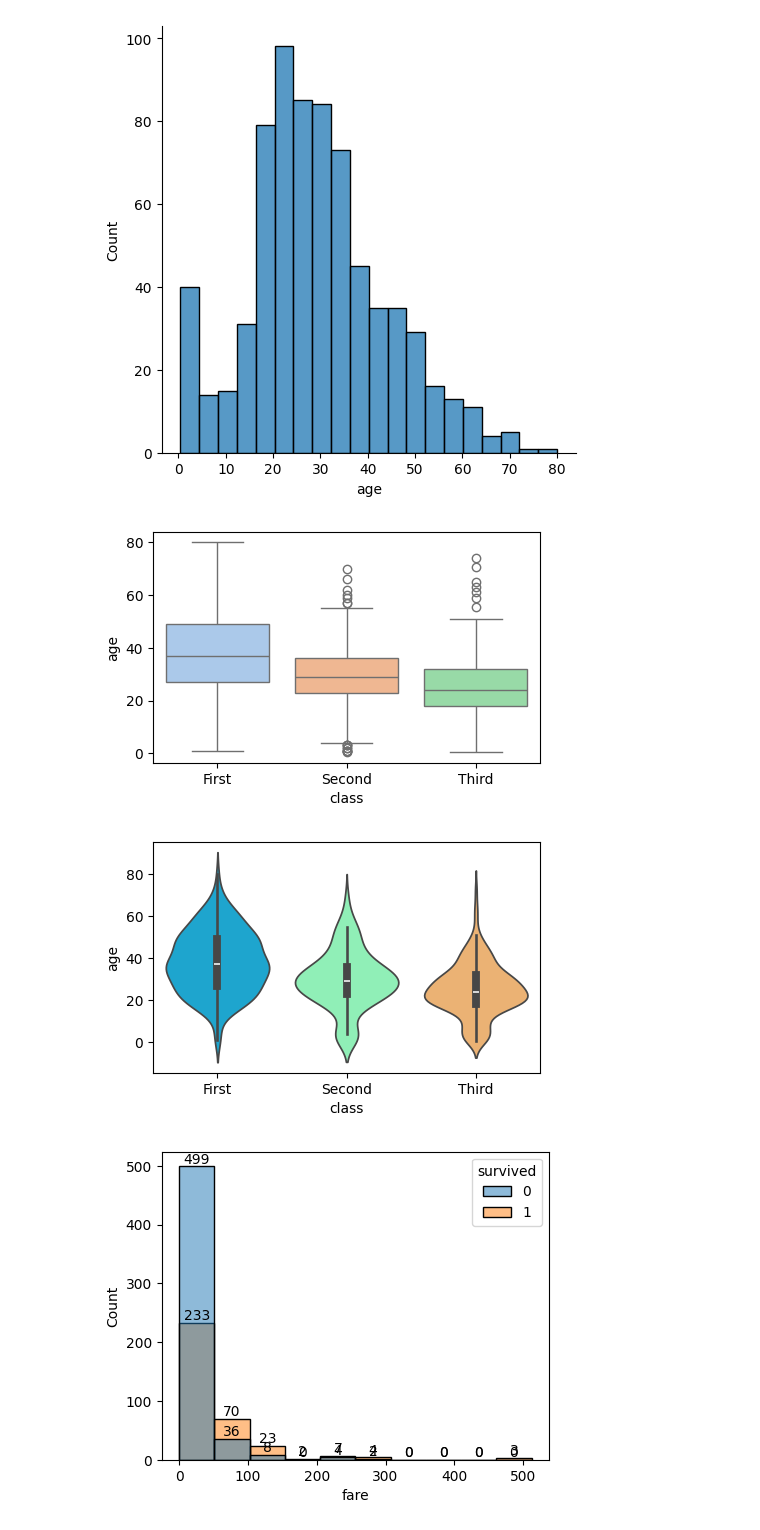
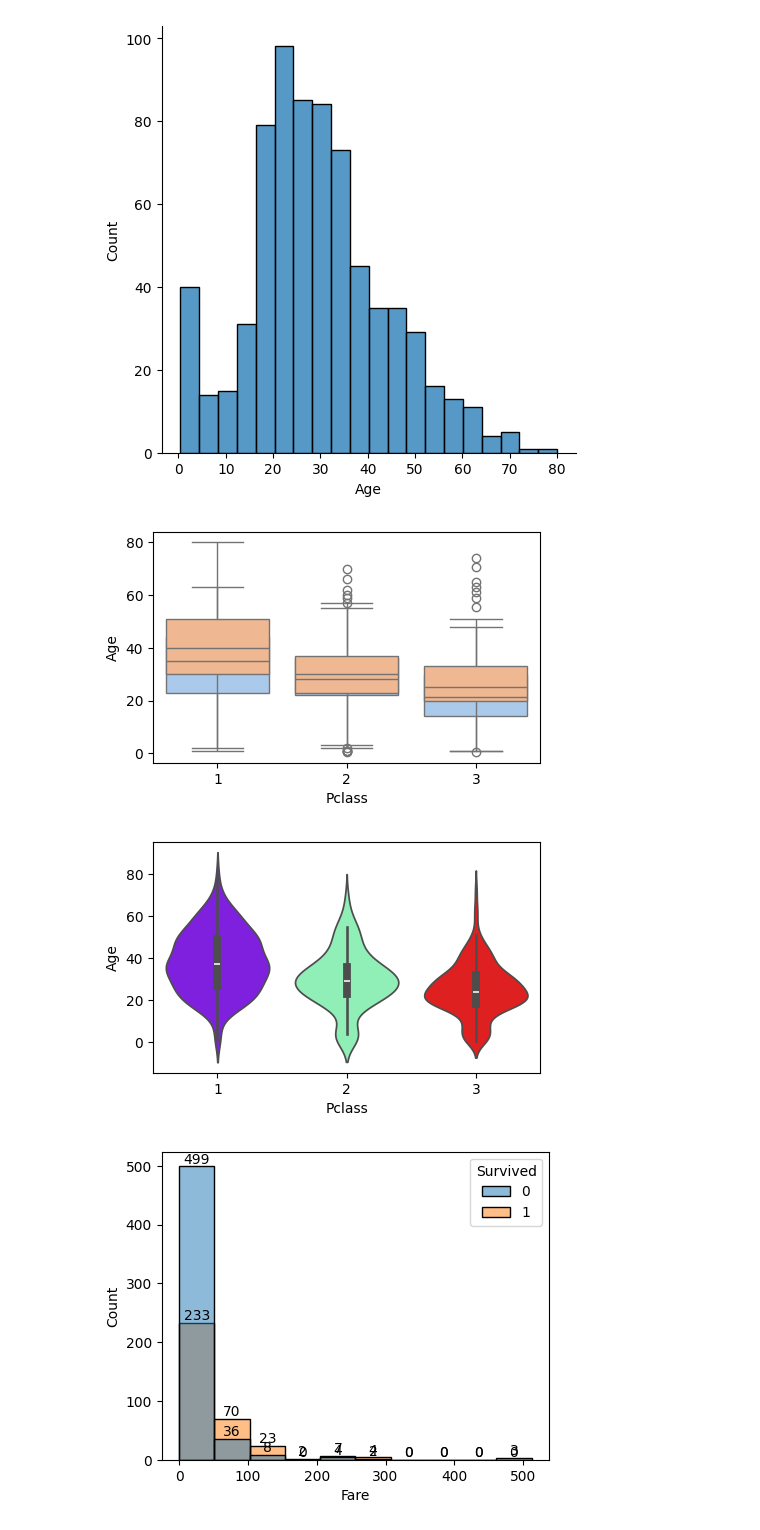
Before and after one commit to idiotboxai/dsbda, a Jupyter notebook: Practical-8/pr8.ipynb, the cells around one changed output. Saved outputs shown, nothing was run; the diff lists cells and outputs as text; code cells hidden in the pictures.

```diff
--- a/Practical-8/pr8.ipynb
+++ b/Practical-8/pr8.ipynb
@@ -4,5 +6,4 @@ from matplotlib import pyplot as plt
 # %%
-df = sns.load_dataset('titanic')
-
+df = pd.read_csv('titanic-dataset.csv')
 df.head()
 # %% [output]
@@ -21,16 +22,16 @@ plt.show()
 [figure]
 # %%
 plt.figure(figsize=(5, 3))
-bp = sns.boxplot(x='class', y='age', hue='class', data=df, palette='pastel', dodge=False)
-plt.legend([],[], frameon=False)
+bp = sns.boxplot(x='Pclass', y='Age', hue='Sex', data=df, palette='pastel', dodge=False)
+plt.legend([], [], frameon=False)
 plt.show()
 # %% [output]
-[figure, old version]
+[figure, new version]
 # %%
 plt.figure(figsize=(5, 3))
-vp = sns.violinplot(x='class', y='age', hue='class', data=df, palette='rainbow', dodge=False)
+vp = sns.violinplot(x='Pclass', y='Age', hue='Pclass', data=df, palette='rainbow', dodge=False)
 plt.legend([], [], frameon=False)
 plt.show()
 # %% [output]
-[figure, old version]
+[figure, new version]
 # %%
```
Also changed, not shown: parts of 7 cells of this notebook, 2 other files.
